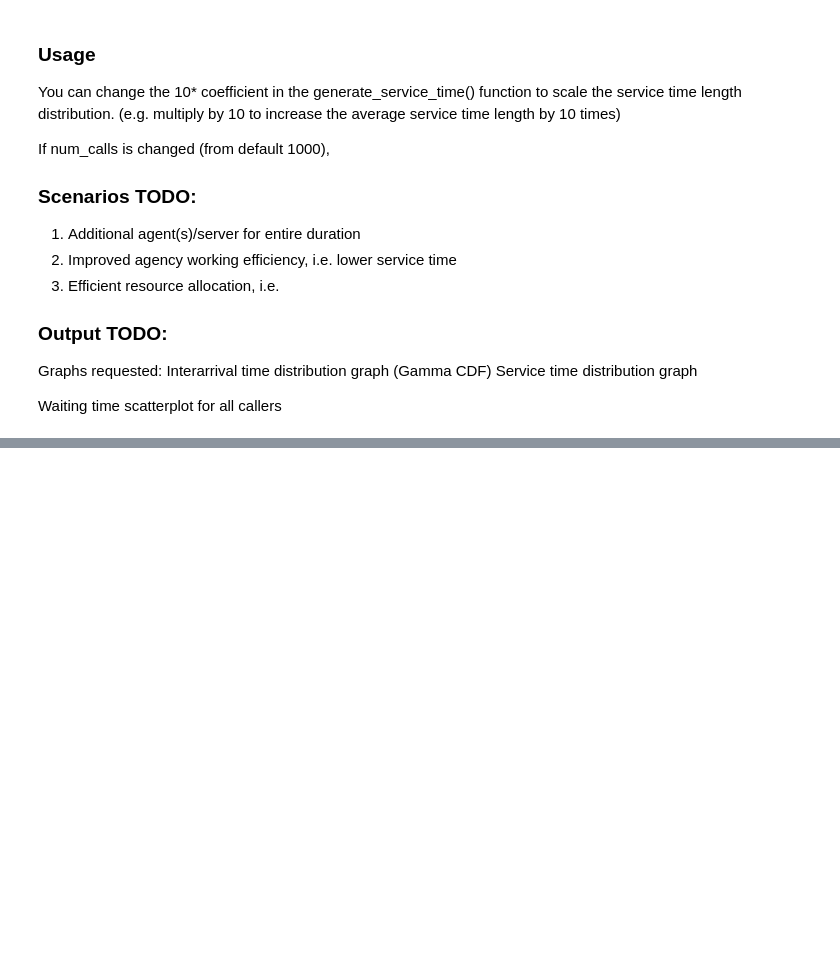
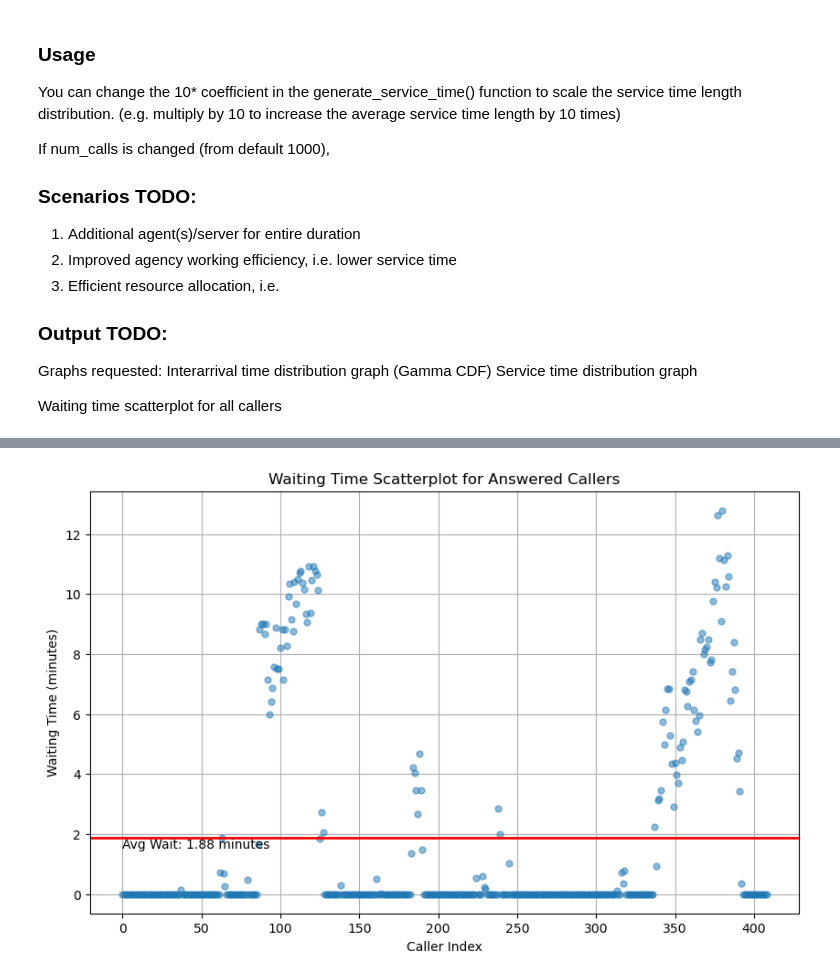
Before and after one commit to yumisu24/SYS5110_project, a Jupyter notebook: v2_Call_Centre_Simulation.ipynb, the cells around one changed output, grey strips where cells are left out. Saved outputs shown, nothing was run; the diff lists cells and outputs as text; code cells hidden in the pictures; blank space fills up the shorter version.

```diff
--- a/v2_Call_Centre_Simulation.ipynb
+++ b/v2_Call_Centre_Simulation.ipynb
@@ -324,0 +340,14 @@ plt.show()
+# %%
+# 4. Waiting Time excluding abandon Scatterplot for All Callers
+plt.figure(figsize=(10, 6))
+plt.plot(range(answered_call_count), waiting_times, 'o', markersize=5, alpha=0.5)
+plt.axhline(y=average_waiting_time_excluding_abandon, color='red', linewidth=2)  # Reference line at 12.13 minutes as the average of waiting times (including abandoned calls)
+plt.text(0, average_waiting_time_excluding_abandon, f"Avg Wait: {round(average_waiting_time_excluding_abandon, 2)} minutes",
+         verticalalignment='top', fontsize=10)
+plt.title('Waiting Time Scatterplot for Answered Callers')
+plt.xlabel('Caller Index')
+plt.ylabel('Waiting Time (minutes)')
+plt.grid(True)
+plt.show()
+# %% [output]
+[figure, added]
```
Also changed, not shown: parts of 14 cells of this notebook, 5 other files.
